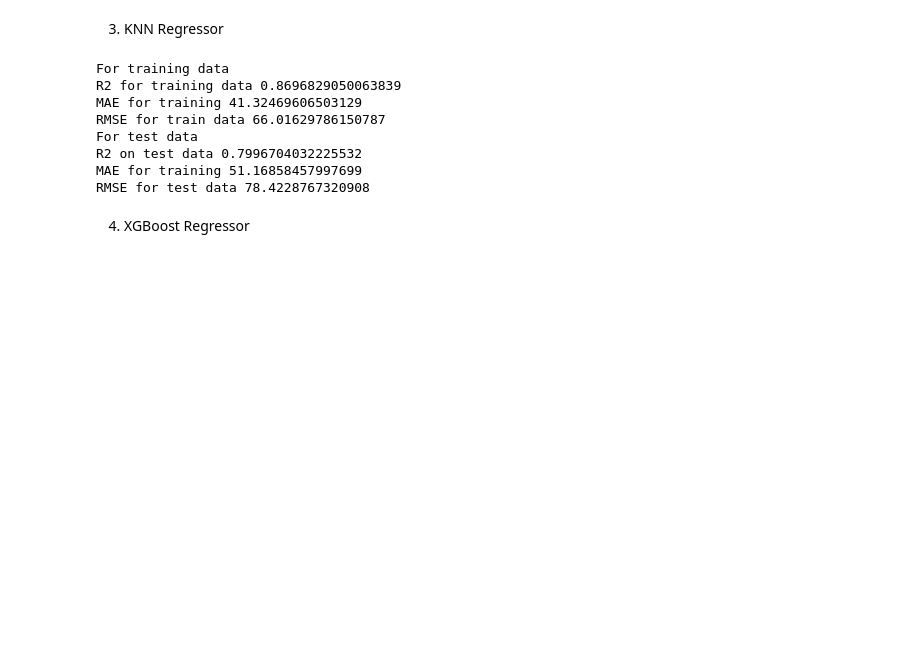
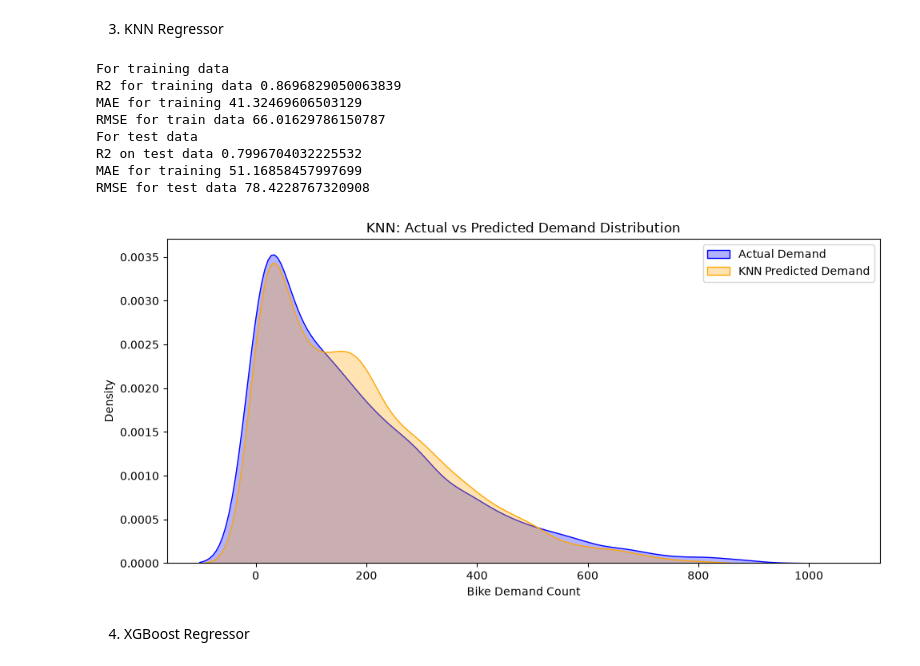
Before and after one commit to syedt-98/ds-october-2026-week1, a Jupyter notebook: analysis.ipynb, the cells around one changed output. Drawn from its saved outputs; the diff is of its cells as text; code cells hidden in the pictures; blank space fills up the shorter version.

```diff
--- a/analysis.ipynb
+++ b/analysis.ipynb
@@ -400,6 +510,23 @@ For test data
 R2 on test data 0.7996704032225532
 MAE for training 51.16858457997699
 RMSE for test data 78.4228767320908
+# %%
+plt.figure(figsize=(10, 5))
+
+# Actual demand distribution
+sns.kdeplot(y_test, label='Actual Demand', color='blue', fill=True, alpha=0.3)
+
+# KNN Predicted demand distribution
+sns.kdeplot(test_pred, label='KNN Predicted Demand', color='orange', fill=True, alpha=0.3)
+
+plt.title('KNN: Actual vs Predicted Demand Distribution')
+plt.xlabel('Bike Demand Count')
+plt.ylabel('Density')
+plt.legend()
+plt.tight_layout()
+plt.show()
+# %% [output]
+[figure, added]
 # %% [markdown]
 4) XGBoost Regressor
 # %%
```
Also changed, not shown: parts of 11 cells of this notebook.
